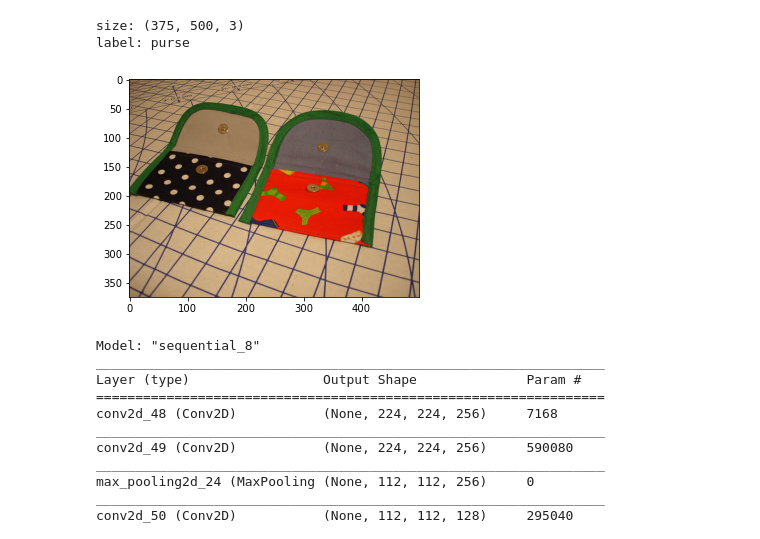
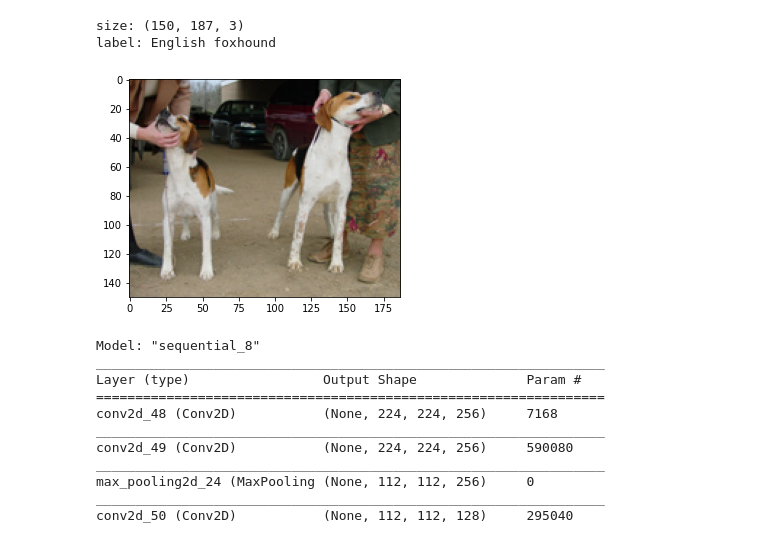
Before and after one commit to robjmenna/RBE595_deeplearning_final, a Jupyter notebook: resnet151.ipynb, the cells around one changed output. Drawn from its saved outputs; the diff is of its cells as text; code cells hidden in the pictures.

```diff
--- a/resnet151.ipynb
+++ b/resnet151.ipynb
@@ -3,29 +3,29 @@
 # %%
 import matplotlib.pyplot as plt
 import tensorflow as tf
 import numpy as np
 import requests
 import tensorflow_datasets as tfds
 
 def imagenetlabels():
     """Download the list of labels of the imagenet dataset"""
     label_url = 'https://storage.googleapis.com/download.tensorflow.org/data/ImageNetLabels.txt'
     blob = requests.get(label_url).text.split('\n')
     labels = [str(line) for line in blob[1:]]
     return labels
 
-data = tfds.load('imagenet2012_subset', data_dir='D:\\tensorflow_datasets')
+data = tfds.load('imagenet2012_subset')
 train = data['train'].map(lambda x: (x['image'], x['label']))
 labels = imagenetlabels()
-ex = next(train.skip(222).take(1).as_numpy_iterator())
+ex = next(train.skip(10).take(1).as_numpy_iterator())
 plt.figure()
 plt.imshow(ex[0])
 print('size: ' + str(ex[0].shape))
 print('label: ' + labels[ex[1]])
 # %% [output]
-size: (375, 500, 3)
-label: purse
+size: (150, 187, 3)
+label: English foxhound
-[figure, old version]
+[figure, new version]
 # %%
 from tensorflow.keras.callbacks import TensorBoard
 from tensorflow.keras.callbacks import ModelCheckpoint
```
Also changed, not shown: parts of 2 cells of this notebook.
